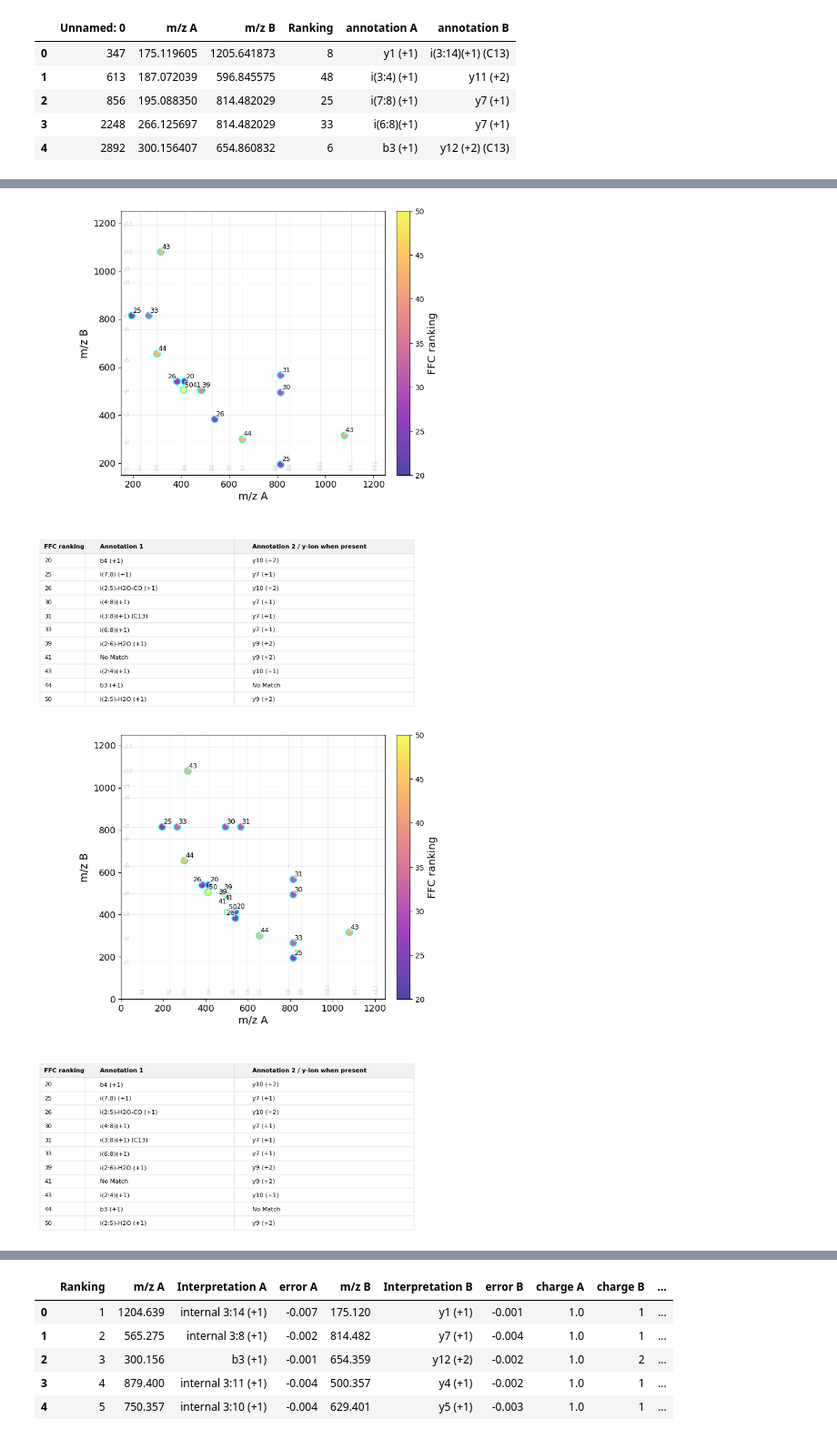
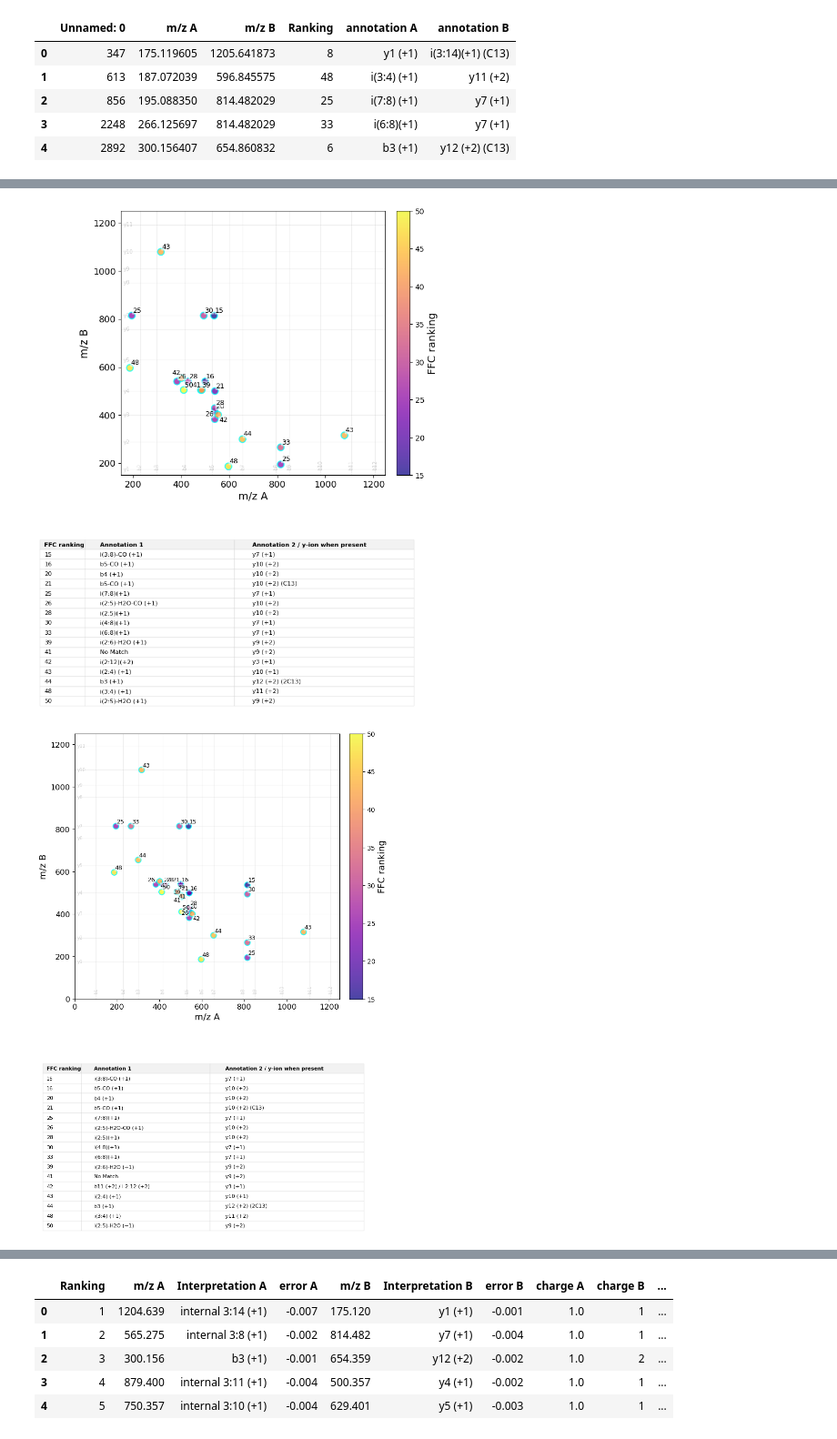
Before and after one commit to Kevinxsn/2D_spec_dict, a Jupyter notebook: paper/graph1.ipynb, the cells around one changed output, grey strips where cells are left out. Shown at 91% size. Saved outputs shown, nothing was run; the diff lists cells and outputs as text; code cells hidden in the pictures.

```diff
--- a/paper/graph1.ipynb
+++ b/paper/graph1.ipynb
@@ -1124,5 +1124,4 @@ plot_ffc_map(
 # %%
-ranking_to_drop = [3, 9, 12, 10, 24, 36, 18, 34, 61, 7, 19, 2, 11, 5, 4, 13, 14, 1, 46, 23, 29, 6, 22, 32, 35, 63, 77, 72, 52, 38,47,17,37,40,8]
 df_filtered = mms_df[~mms_df["Ranking"].isin(ranking_to_drop)].copy()
 # %%
 df_filtered.head()
@@ -1470,5 +1473,6 @@ fig, ax, ax_table, annotated_df = plot_ffc_annotation_map_with_table(
 # %%
-ranking_to_drop = [3, 9, 12, 10, 24, 36, 18, 34, 61, 7, 19, 2, 11, 5, 4, 13, 14, 1, 46, 23, 29, 6, 22, 32, 35, 63, 77, 72, 52, 38,47,17,37,40,8,48, 45, 49,]
+#ranking_to_drop = [3, 9, 12, 10, 24, 36, 18, 34, 61, 7, 19, 2, 11, 5, 4, 13, 14, 1, 46, 23, 29, 6, 22, 32, 35, 63, 77, 72, 52, 38,47,17,37,40,8,48, 45, 49,]
+ranking_to_drop = [3, 9, 10, 12, 18, 24, 27, 34, 36, 45, 6, 22, 32, 35, 49, 1, 1, 2, 2, 4, 4, 5, 5, 7, 7, 11, 11, 13, 13, 14, 14, 19, 19, 8, 8, 17, 17, 31, 31, 37, 37, 38, 38, 40, 40, 47, 47, 23, 23, 29, 29, 46, 46]
 # %%
 len(ranking_to_drop)
 # %% [output]
@@ -2284,7 +2288,6 @@ def plot_ffc_map_with_bottom_annotation_table(
 # %%
 b_ions = {f'b{i}':pep.ion_mass(f'b{i}') for i in range(1, len(PEP_SEQ))}
 y_ions = {f'y{i}':pep.ion_mass(f'y{i}') for i in range(1, len(PEP_SEQ))}
-ranking_to_drop = [3, 9, 12, 10, 24, 36, 18, 34, 61, 7, 19, 2, 11, 5, 4, 13, 14, 1, 46, 23, 29, 6, 22, 32, 35, 63, 77, 72, 52, 38,47,17,37,40,8,48, 45, 49,27, 21, 15, 16, 28,45, 48, 49, 42]
 df_annot = df_annot[~df_annot["Ranking"].isin(ranking_to_drop)].copy()
 
 fig, ax, ax_table, annotated_df = plot_ffc_map_with_bottom_annotation_table(
@@ -2303,7 +2306,7 @@ fig, ax, ax_table, annotated_df = plot_ffc_map_with_bottom_annotation_table(
     table_fontsize=8,
 )
 # %% [output]
-[figure, old version]
+[figure, new version]
 # %%
 import re
 import pandas as pd
@@ -2737,26 +2740,27 @@ def plot_ffc_map_with_bottom_annotation_table(
 # %%
 b_ions = {f'b{i}':pep.ion_mass(f'b{i}') for i in range(1, len(PEP_SEQ))}
 y_ions = {f'y{i}':pep.ion_mass(f'y{i}') for i in range(1, len(PEP_SEQ))}
-ranking_to_drop = [3, 9, 12, 10, 24, 36, 18, 34, 61, 7, 19, 2, 11, 5, 4, 13, 14, 1, 46, 23, 29, 6, 22, 32, 35, 63, 77, 72, 52, 38,47,17,37,40,8,48, 45, 49,27, 21, 15, 16, 28,45, 48, 49, 42]
+ranking_to_drop = [3, 9, 10, 12, 18, 24, 27, 34, 36, 45, 6, 22, 32, 35, 49, 1, 1, 2, 2, 4, 4, 5, 5, 7, 7, 11, 11, 13, 13, 14, 14, 19, 19, 8, 8, 17, 17, 31, 31, 37, 37, 38, 38, 40, 40, 47, 47, 23, 23, 29, 29, 46, 46]
 df_annot = df_annot[~df_annot["Ranking"].isin(ranking_to_drop)].copy()
+
 
 fig, ax, ax_table, annotated_df = plot_ffc_map_with_bottom_annotation_table(
     df_annot,
     mz_a_col="m/z A",
     mz_b_col="m/z B",
     ranking_col="Ranking",
     mz_a_anno_col="annotation A",
     mz_b_anno_col="annotation B",
     b_ions=b_ions,
     y_ions=y_ions,
     xlim=(0, 1250),
     ylim=(0, 1250),
-    figsize=(9, 12),
+    figsize=(9, 14),
     number_fontsize=9,
     table_fontsize=8,
 )
 # %% [output]
-[figure, old version]
+[figure, new version]
 # %%
 df_annot
 # %% [output]
```
Also changed, not shown: parts of 27 cells of this notebook, 14 other files.
